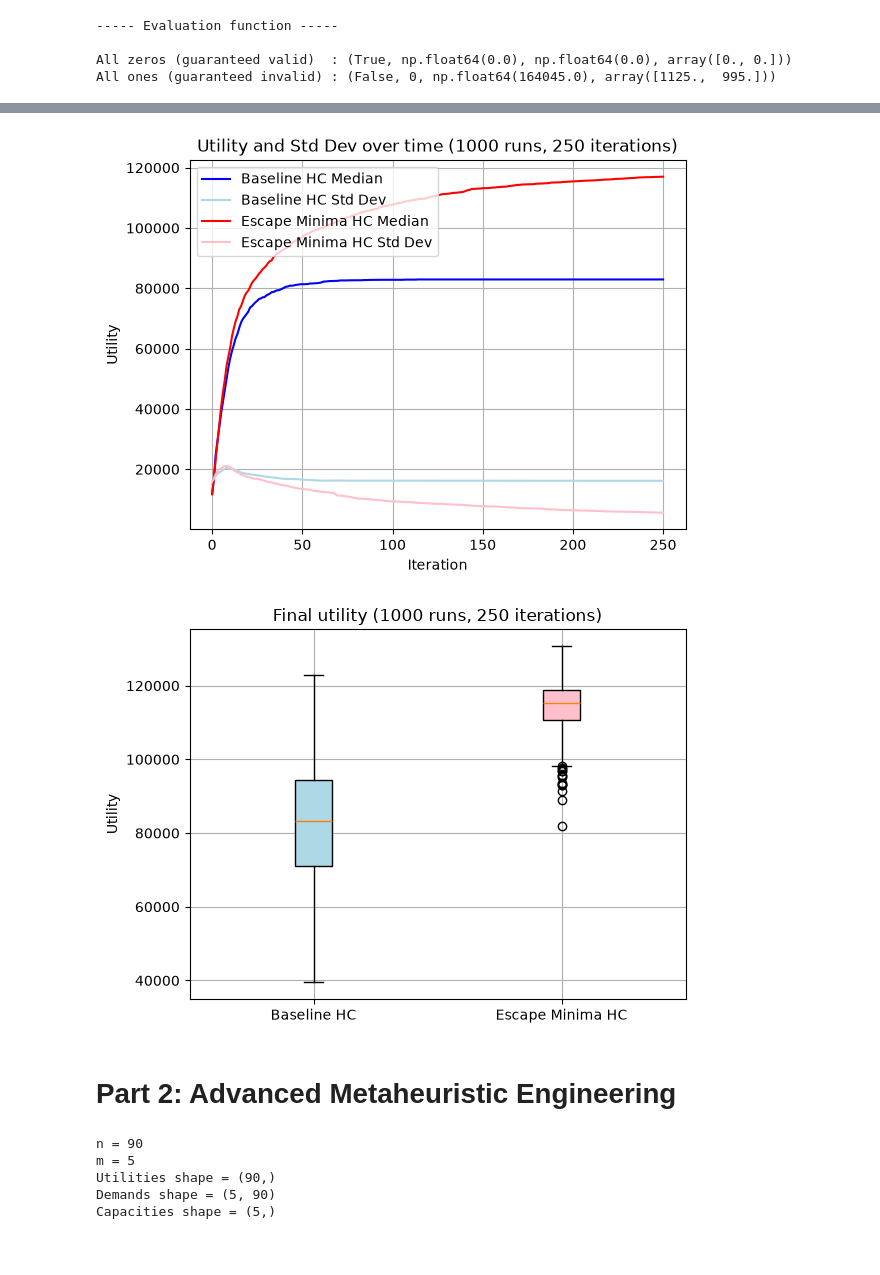
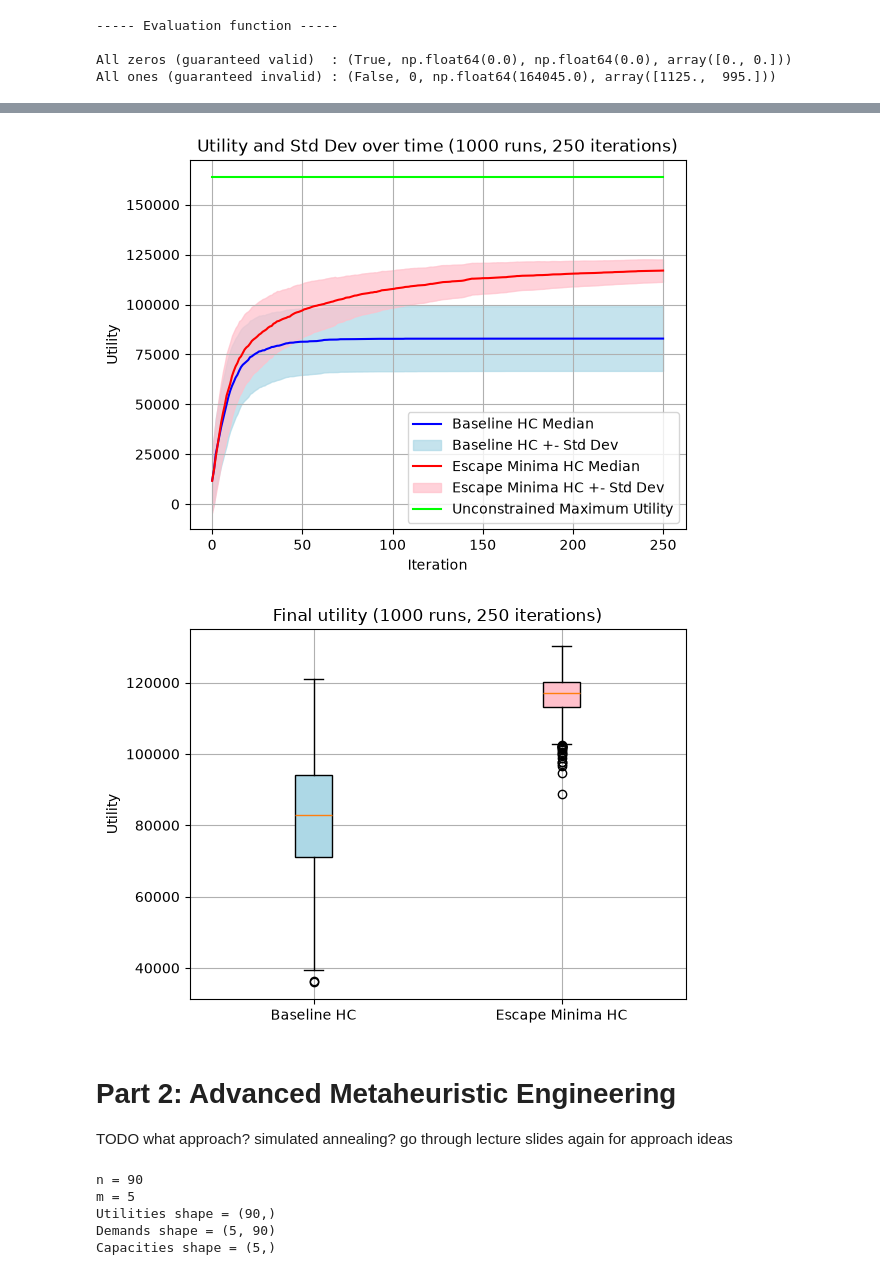
Before and after one commit to AyOhEe/CSCU9YE-Assignment, a Jupyter notebook: 3423815.ipynb, the cells around one changed output, grey strips where cells are left out. Cells and saved outputs as stored; diff of their text form; code cells hidden in the pictures.

Commit message:
More work, particularly on graphs and run consistency

```diff
--- a/3423815.ipynb
+++ b/3423815.ipynb
@@ -87,5 +93,6 @@ absolute difference  : [0 0 0 0 0 0 0 0 0 0 0 0 0 0 0 0 0 0 0 0 1 0 0 0 0 0 0 0]
 # %%
 
+# Very standard hill climber algorithm.
 def hill_climb_base(workload, n):
     trace = []
     best_sol = random_solution(workload, 0.9)
@@ -104,26 +111,31 @@ def hill_climb_base(workload, n):
     return best_sol, best_eval, trace
 
 
+# Applies n mutations by recursively calling the neighbour function
 def recursive_neighbour(solution, n = 0):
     if n <= 0:
         return solution
     else:
         return recursive_neighbour(neighbour(solution), n - 1)
 
+# Modified hill climber algorithm.
+# Each time the algorithm lands on a worse solution after mutation, the algorithm will increase the
+# number of applied mutations for the next iteration. This should encourage more vigorous exploration
+# when stuck in small local minima. Logarithmic scaling was found to perform better than linear scaling.
 def hill_climb_escape_minima(workload, n):
     trace = []
     best_sol = random_solution(workload, 0.9)
     best_eval = evaluate(workload, best_sol)
-    n_failures = 1
+    n_failures = 0
     trace.append(best_eval[1])
 
     for _ in range(n):
-        neig = recursive_neighbour(best_sol, np.log2(n_failures) + 1)
+        neig = recursive_neighbour(best_sol, np.log2(n_failures + 1) + 1)
         neig_eval = evaluate(workload, neig)
         if neig_eval[1] >= best_eval[1]:
             best_sol = neig
             best_eval = neig_eval
-            n_failures = 1
+            n_failures = 0
         else:
             n_failures += 1
 
@@ -131,28 +143,16 @@ def hill_climb_escape_minima(workload, n):
 
     return best_sol, best_eval, trace
 # %%
-import matplotlib
-import matplotlib.pyplot as plt
-%matplotlib inline
-
 np.random.seed(42)
 
 PART_1_RUNS = 1000
 PART_1_ITERATIONS = 250
 
-traces_base = [hill_climb_base(workload_28, PART_1_ITERATIONS)[2] for _ in range(PART_1_RUNS)]
-traces_minim = [hill_climb_escape_minima(workload_28, PART_1_ITERATIONS)[2] for _ in range(PART_1_RUNS)]
+runs_base = [hill_climb_base(workload_28, PART_1_ITERATIONS) for _ in range(PART_1_RUNS)]
+runs_minim = [hill_climb_escape_minima(workload_28, PART_1_ITERATIONS) for _ in range(PART_1_RUNS)]
 
-plt.plot(traces_base[0])
-plt.xlabel("Iteration")
-plt.ylabel("Utility")
-plt.title("Utility trace over time - Baseline HC")
-plt.grid(True)
-plt.show()
+traces_base = [run[2] for run in runs_base]
+traces_minim = [run[2] for run in runs_minim]
 
-plt.plot(traces_minim[0])
-plt.xlabel("Iteration")
-plt.ylabel("Utility")
-plt.title("Utility trace over time - Escape Minima HC")
-plt.grid(True)
-plt.show()
+best_base = [run[1][1] for run in runs_base]
+best_minim = [run[1][1] for run in runs_minim]
@@ -162,38 +193,35 @@ plt.show()
 # %%
 %matplotlib inline
 
 base_median = np.median(traces_base, axis=0)
 minim_median = np.median(traces_minim, axis=0)
 
 base_std = np.std(traces_base, axis=0)
 minim_std = np.std(traces_minim, axis=0)
 
 
 plt.plot(base_median, color="blue", label="Baseline HC Median")
-plt.plot(base_std, color="lightblue", label="Baseline HC Std Dev")
+plt.fill_between(range(PART_1_ITERATIONS + 1), base_median - base_std, base_median + base_std, color="lightblue", alpha=0.7, label="Baseline HC +- Std Dev")
 
 plt.plot(minim_median, color="red", label="Escape Minima HC Median")
-plt.plot(minim_std, color="pink", label="Escape Minima HC Std Dev")
+plt.fill_between(range(PART_1_ITERATIONS + 1), minim_median - minim_std, minim_median + minim_std, color="pink", alpha=0.7, label="Escape Minima HC +- Std Dev")
 
-
+unconstrained_max = sum(get_utilities(workload_28))
+plt.plot([unconstrained_max] * (PART_1_ITERATIONS + 1), color="lime", label="Unconstrained Maximum Utility")
 
 plt.xlabel("Iteration")
 plt.ylabel("Utility")
 plt.title(f"Utility and Std Dev over time ({PART_1_RUNS} runs, {PART_1_ITERATIONS} iterations)")
-plt.legend(loc='upper left')
+plt.legend(loc='lower right')
 plt.grid(True)
 plt.show()
 # %% [output]
-[figure, old version]
+[figure, new version]
 # %%
 
 %matplotlib inline
 
 np.random.seed(42)
-
-
-best_base = [hill_climb_base(workload_28, 200)[1][1] for _ in range(1000)]
-best_minim = [hill_climb_escape_minima(workload_28, 200)[1][1] for _ in range(1000)]
 
 bplot = plt.boxplot([best_base, best_minim], patch_artist=True, tick_labels=['Baseline HC', 'Escape Minima HC'])
 for patch, colour in zip(bplot["boxes"], ["lightblue", "pink"]):
@@ -204,9 +232,11 @@ plt.ylabel("Utility")
 plt.grid(True)
 plt.show()
 # %% [output]
-[figure, old version]
+[figure, new version]
 # %% [markdown]
 # Part 2: Advanced Metaheuristic Engineering
+
+TODO what approach? simulated annealing? go through lecture slides again for approach ideas
 # %%
 workload_90 = load_workload_instance("multi_resource_n90_m5.txt")
 print(f"n = {workload_90[0]}")
```
Also changed, not shown: parts of 5 cells of this notebook.
